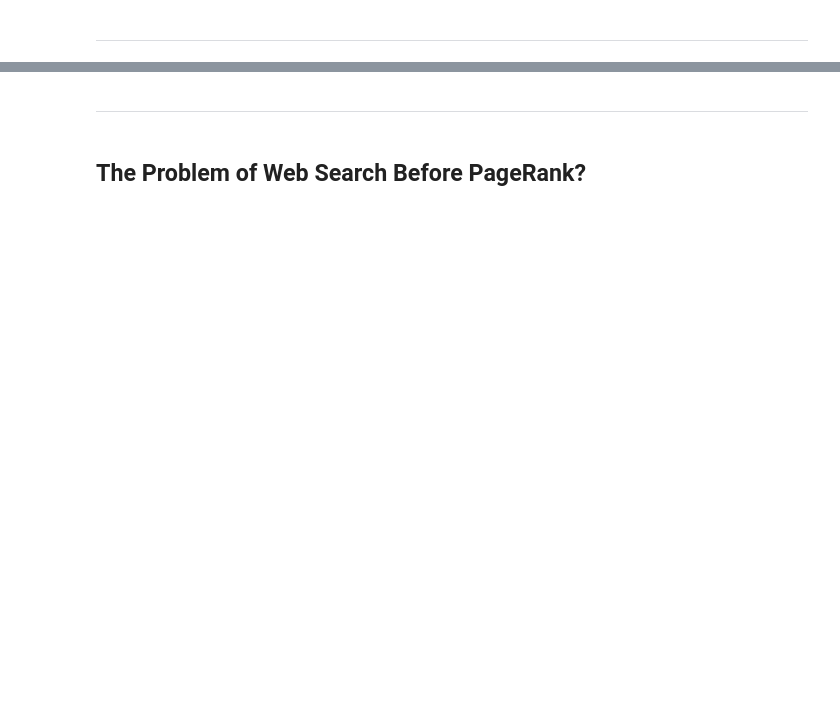
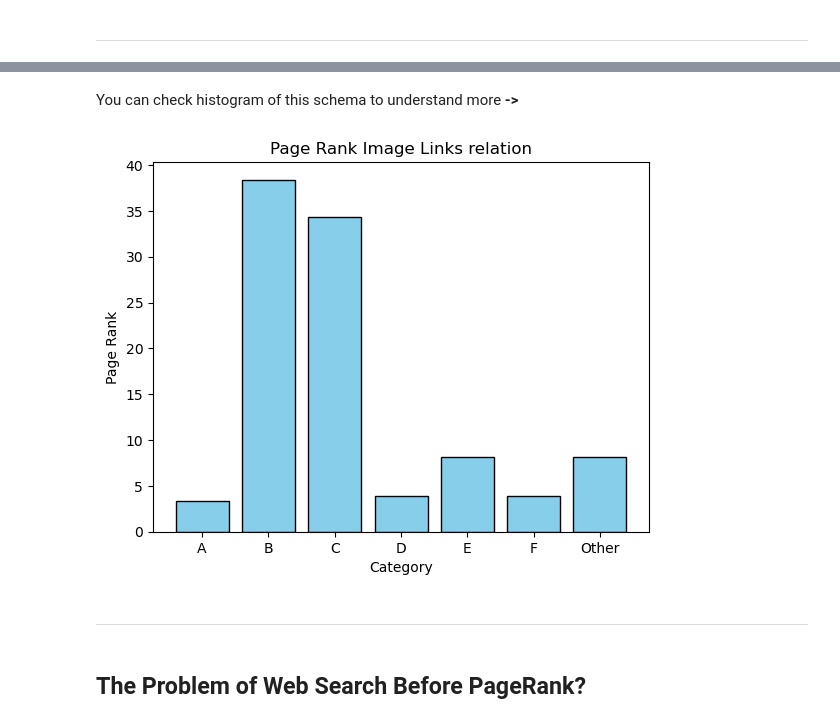
Before and after one commit to Radolsav16/PageRank-Project, a Jupyter notebook: PageRank.ipynb, the cells around one changed output, grey strips where cells are left out. Saved outputs shown, nothing was run; the diff lists cells and outputs as text; code cells hidden in the pictures; blank space fills up the shorter version.

```diff
--- a/PageRank.ipynb
+++ b/PageRank.ipynb
@@ -33,3 +26,19 @@ PageRank was one of the first real-world algorithms to show how *mathematics and
+# %% [markdown]
+You can check histogram of this schema to understand more **->**
+# %%
+# Here I create categories array and mock data for the categories of the shema and at the bottom you can see result in histogram.
+categories = ['A', 'B', 'C', 'D','E','F','Other']
+frequencies = [3.3, 38.4, 34.3, 3.9,8.1,3.9,8.1]
+
+plt.bar(categories, frequencies, color='skyblue', edgecolor='black')
+
+plt.xlabel('Category')
+plt.ylabel('Page Rank')
+plt.title('Page Rank Image Links relation')
+
+plt.show()
+# %% [output]
+[figure, added]
 # %% [markdown]
 ---
 # %% [markdown]
```
Also changed, not shown: parts of 39 cells of this notebook.
